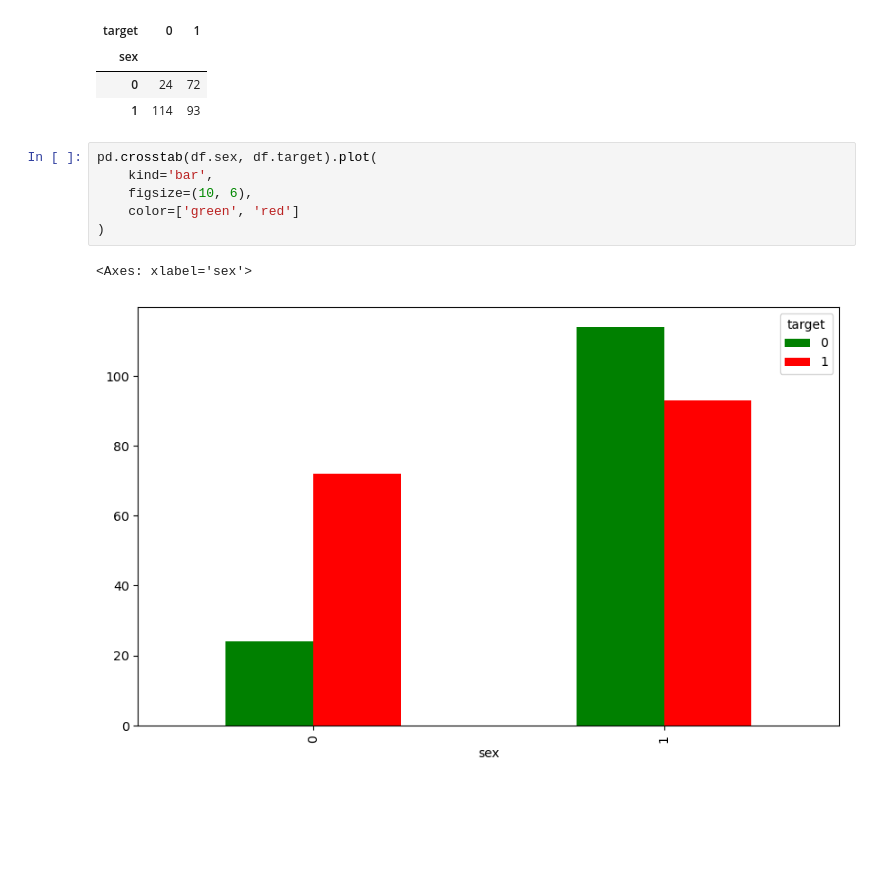
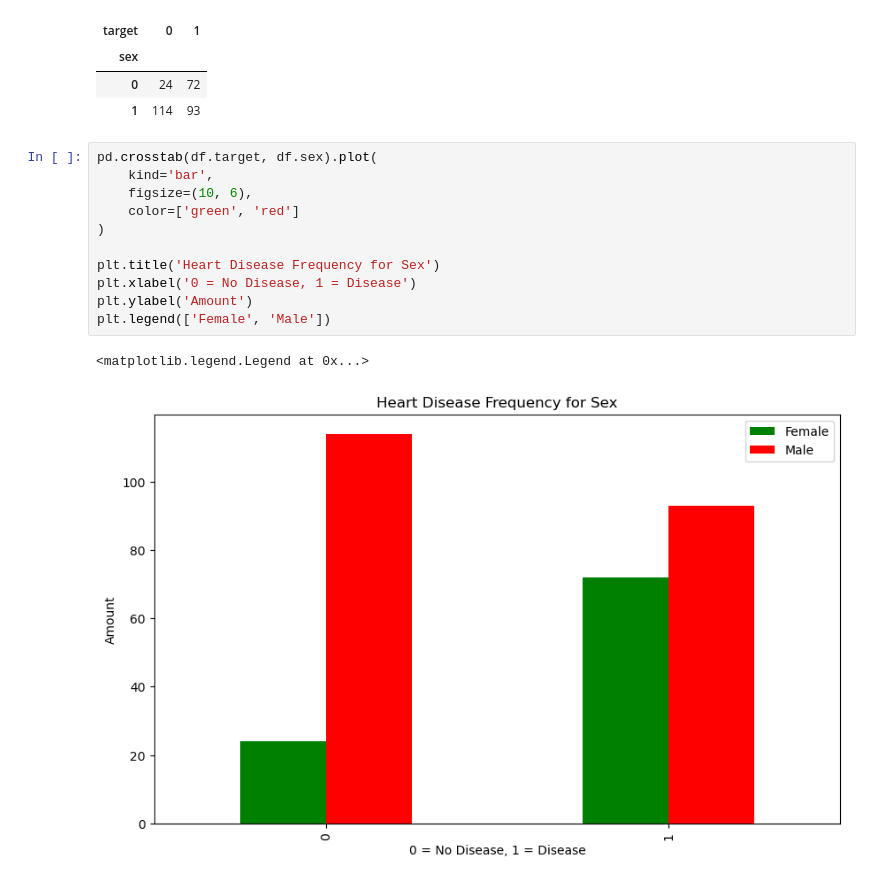
Before and after one commit to RezaRahmanAI/ML-Data-Science-Bootcamp, a Jupyter notebook: 05-Milestone Project 1/end-to-end-heart-disease-classificatio.ipynb, the cells around one changed output. Saved outputs shown, nothing was run; the diff lists cells and outputs as text; blank space fills up the shorter version.

```diff
--- a/05-Milestone Project 1/end-to-end-heart-disease-classificatio.ipynb
+++ b/05-Milestone Project 1/end-to-end-heart-disease-classificatio.ipynb
@@ -130,11 +134,16 @@ pd.crosstab(df.sex, df.target)
 | 0 | 24 | 72 |
 | 1 | 114 | 93 |
 # %%
-pd.crosstab(df.sex, df.target).plot(
+pd.crosstab(df.target, df.sex).plot(
     kind='bar',
     figsize=(10, 6),
     color=['green', 'red']
 )
+
+plt.title('Heart Disease Frequency for Sex')
+plt.xlabel('0 = No Disease, 1 = Disease')
+plt.ylabel('Amount')
+plt.legend(['Female', 'Male'])
 # %% [output]
-<Axes: xlabel='sex'>
+<matplotlib.legend.Legend at 0x...>
-[figure, old version]
+[figure, new version]
```
Also changed, not shown: parts of 13 cells of this notebook.
